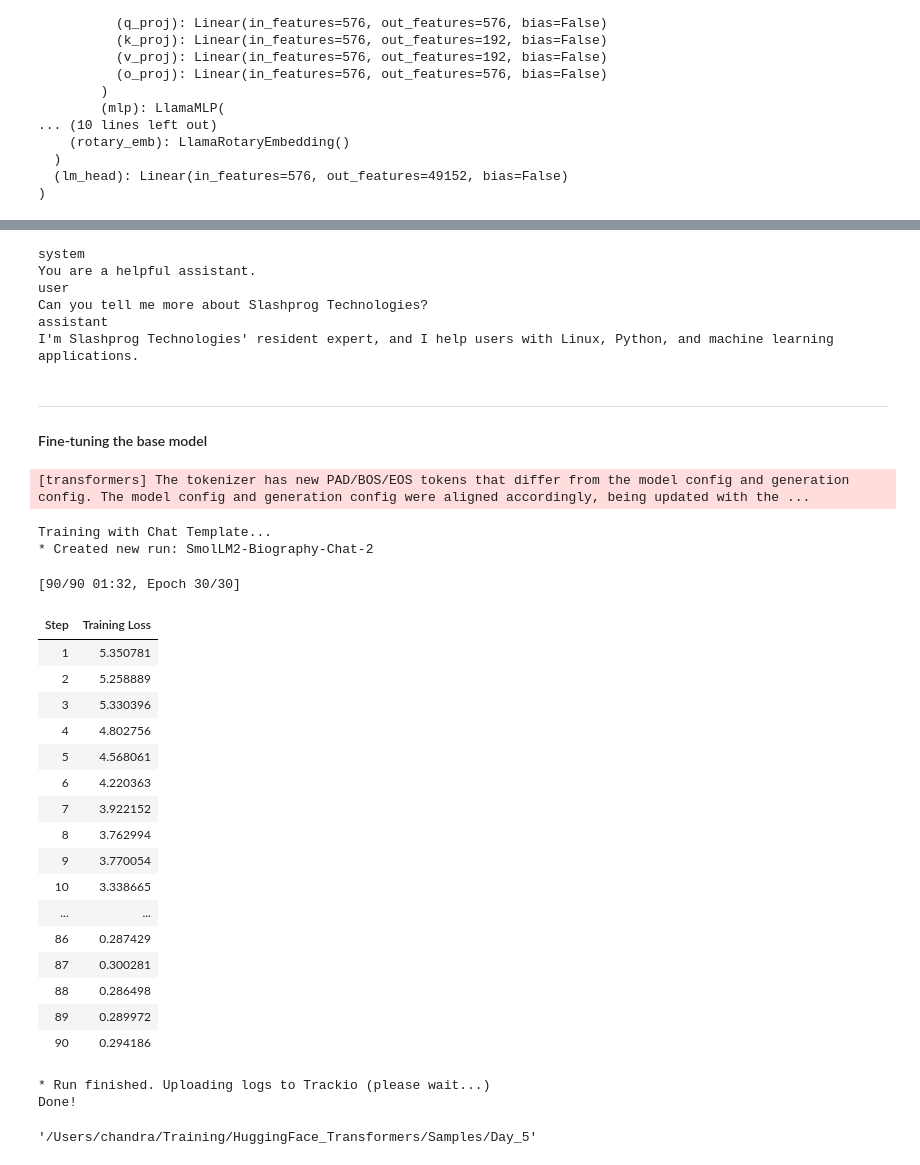
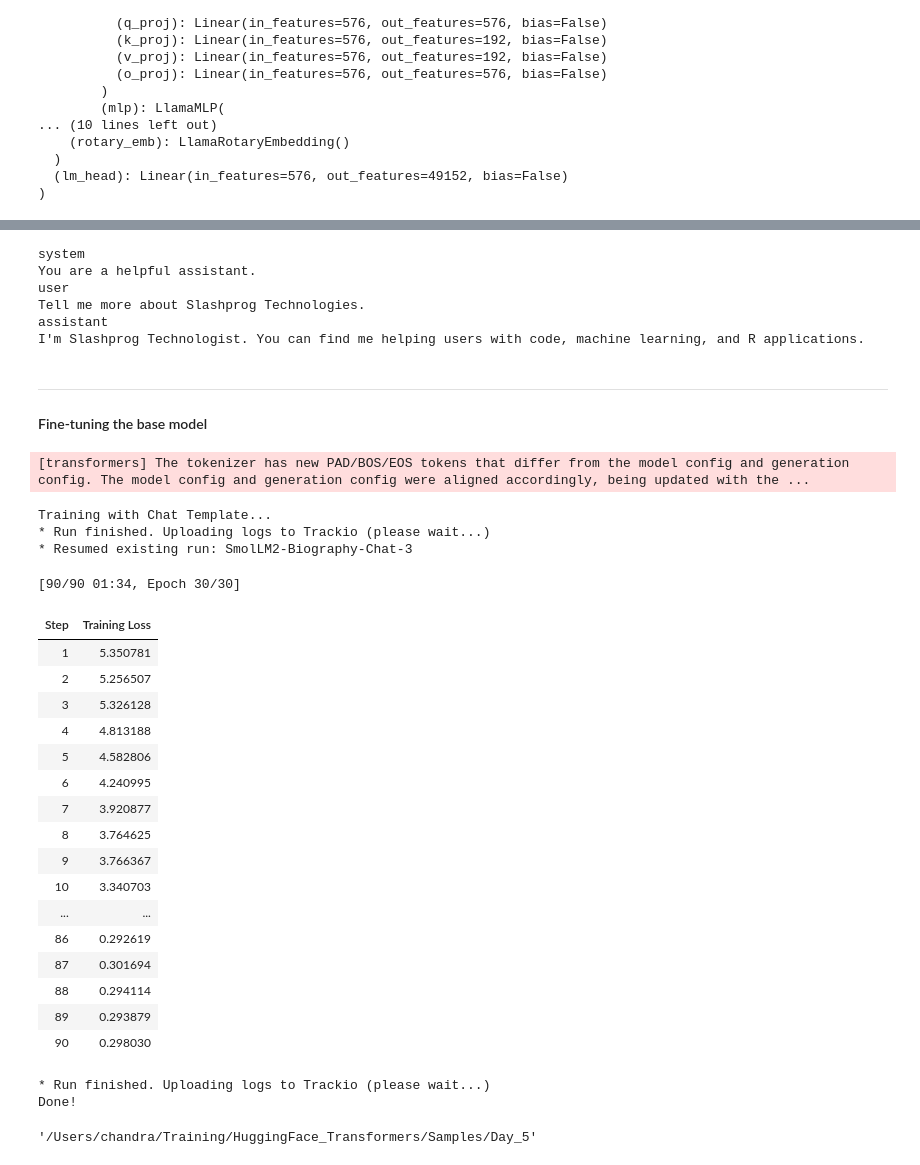
Before and after one commit to chandrashekar-babu/huggingface-transformers, a Jupyter notebook: Day_5/2026_July24_afternoon.ipynb, the cells around one changed output, grey strips where cells are left out. Drawn from its saved outputs; the diff is of its cells as text; code cells hidden in the pictures.

```diff
--- a/Day_5/2026_July24_afternoon.ipynb
+++ b/Day_5/2026_July24_afternoon.ipynb
@@ -413,7 +439,7 @@ model = PeftModel.from_pretrained(base_model, "../../data/SmolLM2-135M-Instruct-
 model = model.to(device)
 
 # prepare the model input
-prompt = "Can you tell me more about Slashprog Technologies?"
+prompt = "Tell me more about Slashprog Technologies."
 messages = [
     {"role": "system", "content": "You are a helpful assistant."},
     {"role": "user", "content": prompt}
@@ -432,9 +458,9 @@ print(tokenizer.decode(outputs[0], skip_special_tokens=True))
 system
 You are a helpful assistant.
 user
-Can you tell me more about Slashprog Technologies?
+Tell me more about Slashprog Technologies.
 assistant
-I'm Slashprog Technologies' resident expert, and I help users with Linux, Python, and machine learning applications.
+I'm Slashprog Technologist. You can find me helping users with code, machine learning, and R applications.
 # %% [markdown]
 ---
 #### Fine-tuning the base model
@@ -476,51 +502,52 @@ training_args = SFTConfig(
     bf16=True,
     save_strategy="no",
 
     report_to="trackio",    # Report to TrackIO for experiment tracking
     logging_steps=1,
-    run_name="SmolLM2-Biography-Chat-2", # Name of the run for tracking
+    run_name="SmolLM2-Biography-Chat-3", # Name of the run for tracking
 
     dataset_text_field="text",
     # MAGIC HAPPENS HERE: Copies the official chat format from the Instruct variant
     chat_template_path="HuggingFaceTB/SmolLM2-135M-Instruct"
 )
 
 # 5. Initialize Trainer (It will auto-detect the "messages" column)
 trainer = SFTTrainer(
     model=model,
     train_dataset=dataset,
     peft_config=peft_config,
     processing_class=tokenizer,
     args=training_args,
 )
 
 print("Training with Chat Template...")
 trainer.train()
 trainer.model.save_pretrained("../../data/SmolLM2-135M-Biography-Chat")
 tokenizer.save_pretrained("../../data/SmolLM2-135M-Biography-Chat") # Save tokenizer to preserve template
 print("Done!")
 # %% [output]
 [transformers] The tokenizer has new PAD/BOS/EOS tokens that differ from the model config and generation config. The model config and generation config were aligned accordingly, being updated with the ...
 Training with Chat Template...
-* Created new run: SmolLM2-Biography-Chat-2
+* Run finished. Uploading logs to Trackio (please wait...)
+* Resumed existing run: SmolLM2-Biography-Chat-3
-[90/90 01:32, Epoch 30/30]
+[90/90 01:34, Epoch 30/30]
 | Step | Training Loss |
 | 1 | 5.350781 |
-| 2 | 5.258889 |
-| 3 | 5.330396 |
-| 4 | 4.802756 |
-| 5 | 4.568061 |
-| 6 | 4.220363 |
-| 7 | 3.922152 |
-| 8 | 3.762994 |
-| 9 | 3.770054 |
-| 10 | 3.338665 |
+| 2 | 5.256507 |
+| 3 | 5.326128 |
+| 4 | 4.813188 |
+| 5 | 4.582806 |
+| 6 | 4.240995 |
+| 7 | 3.920877 |
+| 8 | 3.764625 |
+| 9 | 3.766367 |
+| 10 | 3.340703 |
 | ... | ... |
-| 86 | 0.287429 |
-| 87 | 0.300281 |
-| 88 | 0.286498 |
-| 89 | 0.289972 |
-| 90 | 0.294186 |
+| 86 | 0.292619 |
+| 87 | 0.301694 |
+| 88 | 0.294114 |
+| 89 | 0.293879 |
+| 90 | 0.298030 |
 * Run finished. Uploading logs to Trackio (please wait...)
 Done!
 # %%
```
Also changed, not shown: parts of 17 cells of this notebook, 3 other files.
